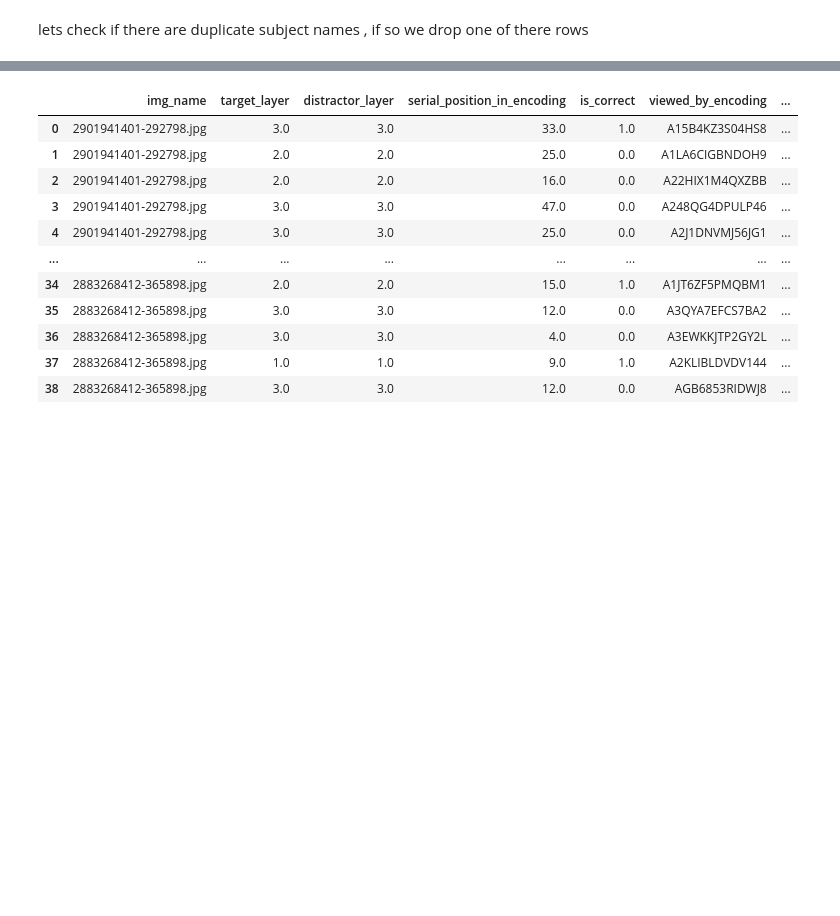
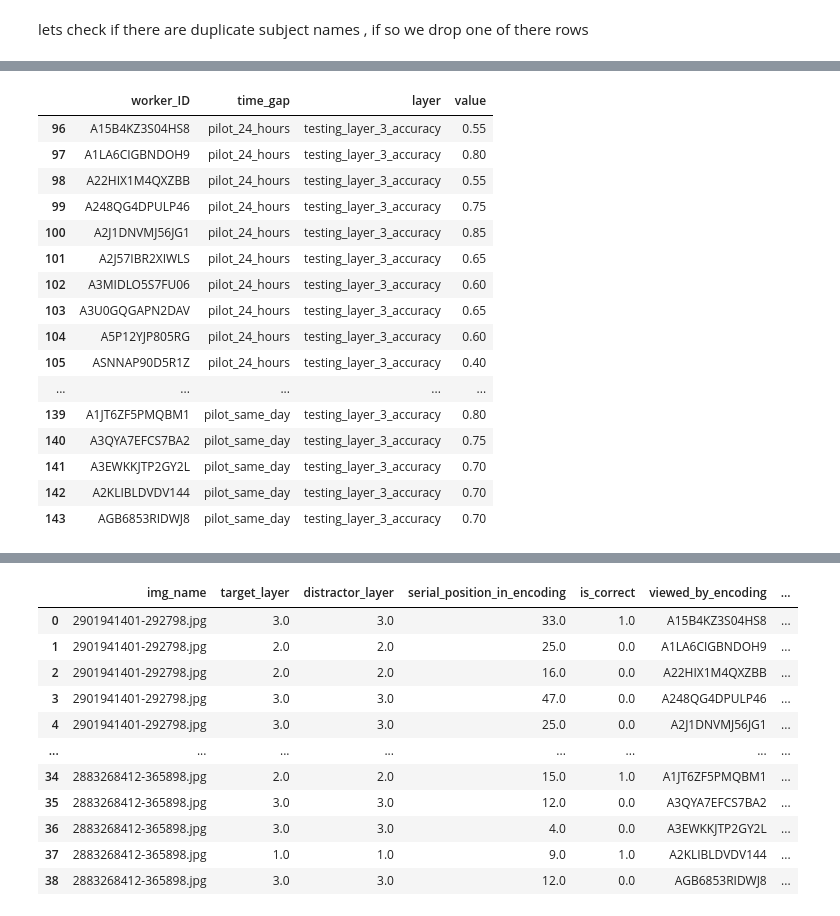
Before and after one commit to edenjenzohar/Visual-memory-task, a Jupyter notebook: analysis/all_time_gaps_anaylsis.ipynb, the cells around one changed output, grey strips where cells are left out. Saved outputs shown, nothing was run; the diff lists cells and outputs as text; code cells hidden in the pictures; blank space fills up the shorter version.

```diff
--- a/analysis/all_time_gaps_anaylsis.ipynb
+++ b/analysis/all_time_gaps_anaylsis.ipynb
@@ -83,0 +147,12 @@ Text(0.5, 0.98, 'Memory preformance')
+# %%
+# lets look at the std
+for layer in np.unique(accuracy_df['layer'].values):
+    curr_df = accuracy_df[accuracy_df['layer'] == layer]
+    curr_vals = curr_df['value']
+    layer_num = layer.split('_')[-2]
+    print(f'the std for layer {layer_num} is {curr_vals.values.std()}')
+
+    for time in np.unique(curr_df['time_gap'].values):
+
+        curr_vals_time = curr_df[curr_df['time_gap'] == time]['value']
+        print(f'the std for layer {layer_num} and time gap: {time} is {curr_vals_time.values.std()}')
@@ -84,3 +172,23 @@ Text(0.5, 0.98, 'Memory preformance')
+# %%
+curr_df
+# %% [output]
+|  | worker_ID | time_gap | layer | value |
+| 96 | A15B4KZ3S04HS8 | pilot_24_hours | testing_layer_3_accuracy | 0.55 |
+| 97 | A1LA6CIGBNDOH9 | pilot_24_hours | testing_layer_3_accuracy | 0.80 |
+| 98 | A22HIX1M4QXZBB | pilot_24_hours | testing_layer_3_accuracy | 0.55 |
+| 99 | A248QG4DPULP46 | pilot_24_hours | testing_layer_3_accuracy | 0.75 |
+| 100 | A2J1DNVMJ56JG1 | pilot_24_hours | testing_layer_3_accuracy | 0.85 |
+| 101 | A2J57IBR2XIWLS | pilot_24_hours | testing_layer_3_accuracy | 0.65 |
+| 102 | A3MIDLO5S7FU06 | pilot_24_hours | testing_layer_3_accuracy | 0.60 |
+| 103 | A3U0GQGAPN2DAV | pilot_24_hours | testing_layer_3_accuracy | 0.65 |
+| 104 | A5P12YJP805RG | pilot_24_hours | testing_layer_3_accuracy | 0.60 |
+| 105 | ASNNAP90D5R1Z | pilot_24_hours | testing_layer_3_accuracy | 0.40 |
+| ... | ... | ... | ... | ... |
+| 139 | A1JT6ZF5PMQBM1 | pilot_same_day | testing_layer_3_accuracy | 0.80 |
+| 140 | A3QYA7EFCS7BA2 | pilot_same_day | testing_layer_3_accuracy | 0.75 |
+| 141 | A3EWKKJTP2GY2L | pilot_same_day | testing_layer_3_accuracy | 0.70 |
+| 142 | A2KLIBLDVDV144 | pilot_same_day | testing_layer_3_accuracy | 0.70 |
+| 143 | AGB6853RIDWJ8 | pilot_same_day | testing_layer_3_accuracy | 0.70 |
 # %%
 all_valid_subjects.head(10)
 # %% [output]
```
Also changed, not shown: parts of 10 cells of this notebook, 1 other file.
